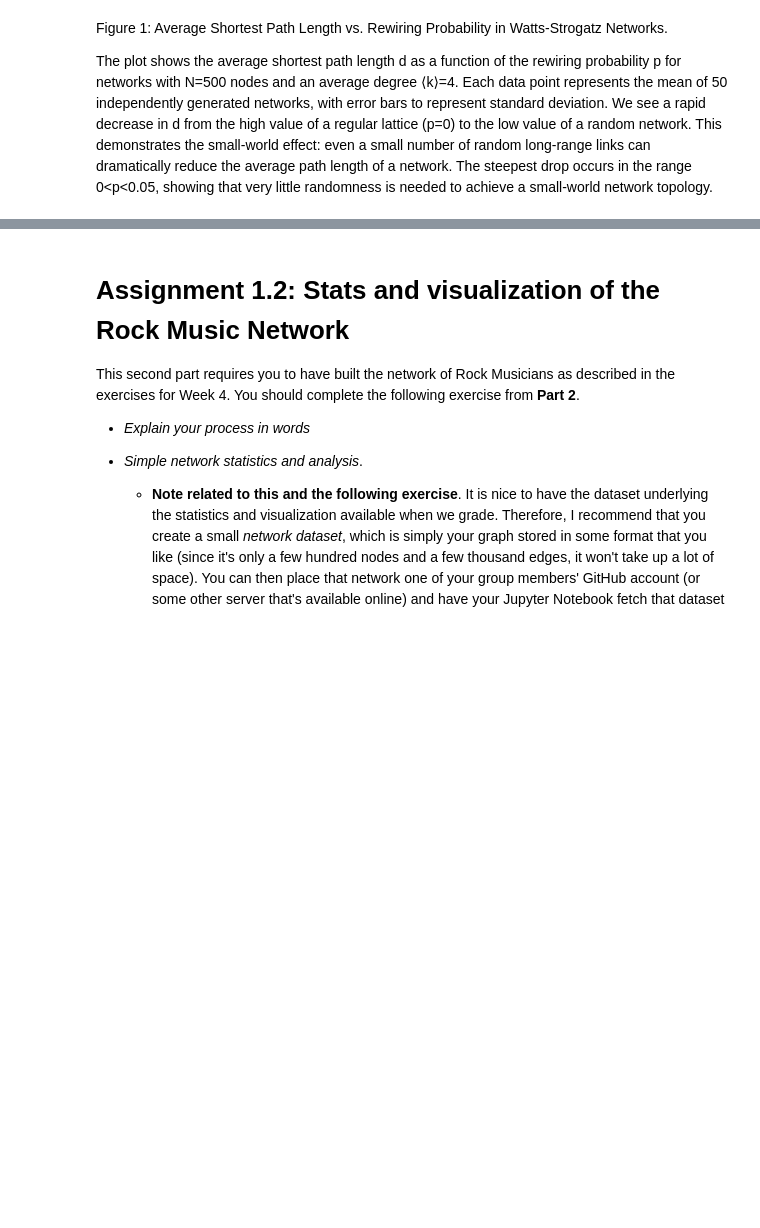
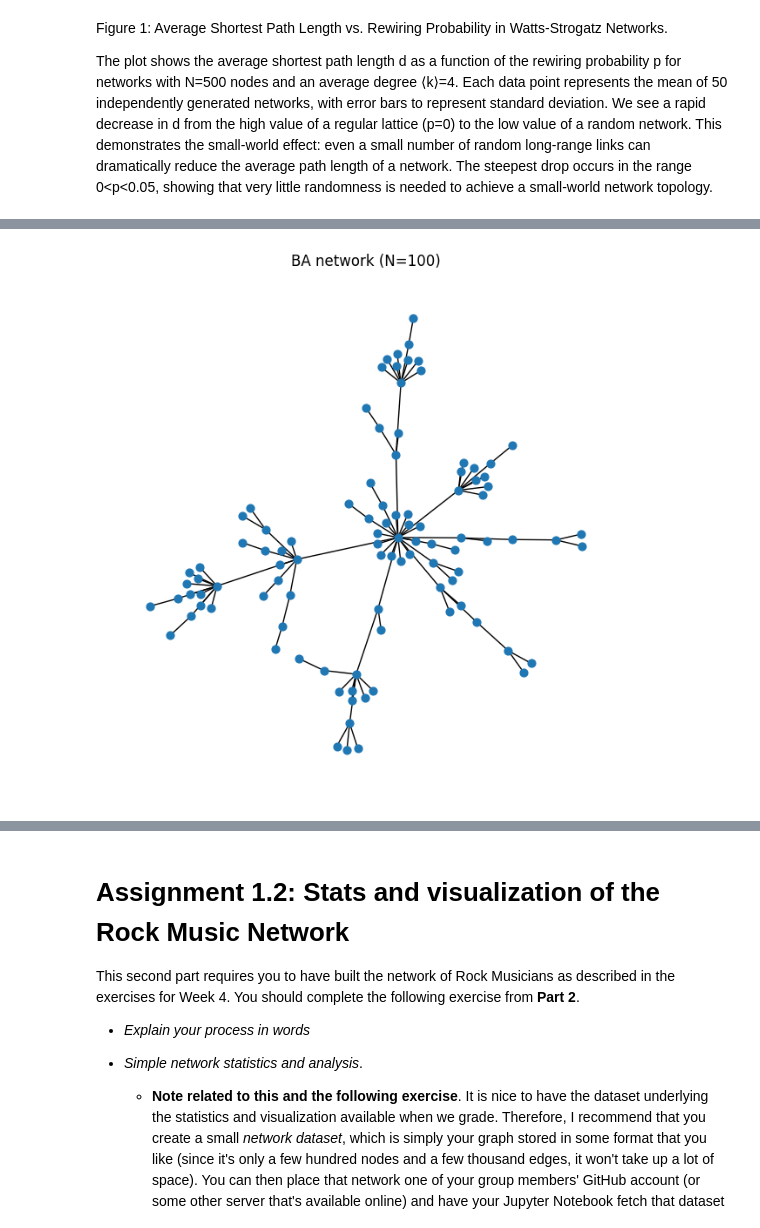
Before and after one commit to Benedictemaul/02805-socialgraphs, a Jupyter notebook: Assignment1.ipynb, the cells around one changed output, grey strips where cells are left out. Drawn from its saved outputs; the diff is of its cells as text; code cells hidden in the pictures; blank space fills up the shorter version.

Commit message:
added part 2 graphs

```diff
--- a/Assignment1.ipynb
+++ b/Assignment1.ipynb
@@ -187,0 +184,79 @@ As above, I recommend you try this on your own. It's so cool to experience that
+# %%
+import random
+import numpy as np
+import matplotlib.pyplot as plt
+import networkx as nx
+
+# reproducibility
+random.seed(0)
+np.random.seed(0)
+
+# build BA network
+G = nx.Graph()
+G.add_edge(0, 1)
+
+N_final = 5000
+G_100_nodes = None
+
+for i in range(2, N_final):
+    all_endpoints = [node for edge in G.edges() for node in edge]
+    target_node = random.choice(all_endpoints)
+    G.add_edge(i, target_node)
+    if i == 99:
+        G_100_nodes = G.copy()
+
+print("Network generation complete.")
+print(f"Final network has {G.number_of_nodes()} nodes and {G.number_of_edges()} edges.")
+
+# plot 100-node network
+plt.figure(figsize=(6,6))
+nx.draw(G_100_nodes, node_size=40, with_labels=False, node_color='tab:blue')
+plt.title("BA network (N=100)")
+plt.show()
+
+# analyze degrees
+degrees = np.array([d for _, d in G.degree()])
+min_degree = degrees.min()
+max_degree = degrees.max()
+print(f"min degree = {min_degree}, max degree = {max_degree}")
+
+
+# top: linear PMF
+
+counts = np.bincount(degrees)          # counts[k] = number of nodes with degree k
+k_vals = np.arange(len(counts))        # integer k = 0,1,2,...
+
+# mask to start at min_degree
+mask_linear = k_vals >= max(1, min_degree)
+
+# bottom: log-spaced bins + raw counts
+kmin = max(1, int(min_degree))
+kmax = int(max_degree)
+log_bins = np.logspace(np.log10(kmin), np.log10(kmax), 50)   # 50 log-spaced bins
+
+hist_counts, edges = np.histogram(degrees, bins=log_bins)     # raw counts per log-bin
+# geometric mean for bin center
+bin_centers = np.sqrt(edges[:-1] * edges[1:])
+
+
+# plot both panels
+fig, (ax1, ax2) = plt.subplots(2, 1, figsize=(8, 6), sharex=False)
+
+# Linear PMF (top)
+ax1.scatter(k_vals[mask_linear], counts[mask_linear], s=10, color='tab:blue')
+ax1.set_xlabel("Degree (k)")
+ax1.set_ylabel("Count")
+ax1.set_title("Degree distribution (linear axes) — counts")
+ax1.set_xlim(0, kmax + 1)
+
+# Log-log (bottom)
+mask = hist_counts > 0
+ax2.loglog(bin_centers[mask], hist_counts[mask], 'b.', markersize=6)
+ax2.set_xlabel("k")
+ax2.set_ylabel("count")
+ax2.set_title("Degree distribution (log-log)")
+ax2.set_ylim(0.5, 10**4)
+
+plt.tight_layout()
+plt.show()
+# %% [output]
@@ -187,0 +265 @@ As above, I recommend you try this on your own. It's so cool to experience that
+[figure, added]
```
Also changed, not shown: parts of 2 cells of this notebook.
